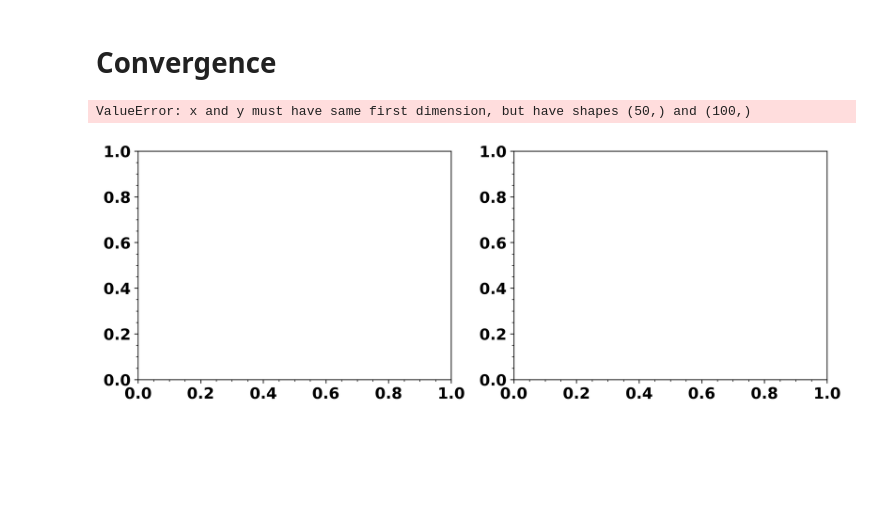
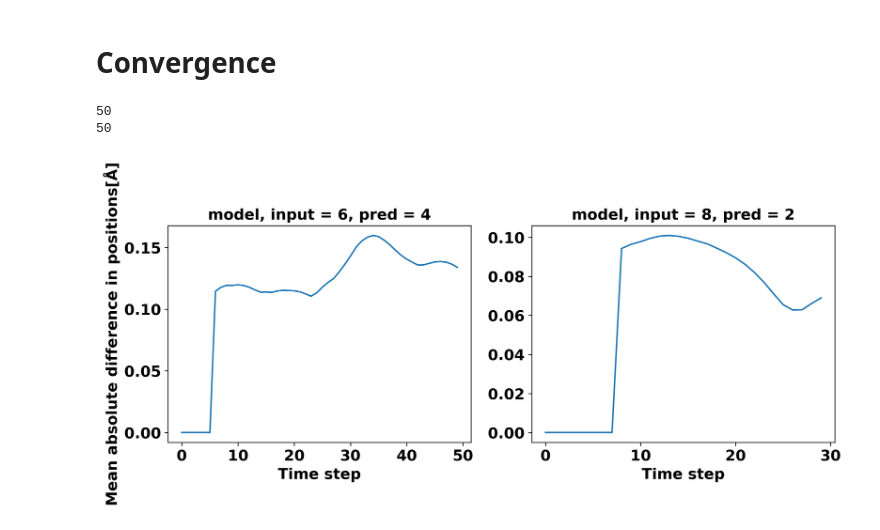
Before and after one commit to BirkDissing/Gemma_group, a Jupyter notebook: Master thesis/Code/Compare_simulations.ipynb, the cells around one changed output. Saved outputs shown, nothing was run; the diff lists cells and outputs as text; code cells hidden in the pictures; blank space fills up the shorter version.

Commit message:
working on evaluating models

```diff
--- a/Master thesis/Code/Compare_simulations.ipynb
+++ b/Master thesis/Code/Compare_simulations.ipynb
@@ -176,28 +176,30 @@ view(mol_dyn[:], data="charge density")
 # %%
 mol_model_6_4 = read("Data/convergence_test.xyz", index=":")
 mol_dynamics_6_4 = read("Data/moldyn_test.xyz", index=":")
-mol_model_8_2 = read("Data/convergence_test.xyz", index=":")
-mol_dynamics_8_2 = read("Data/moldyn_test.xyz", index=":")
+mol_model_8_2 = read("Data/convergence_test_8_2.xyz", index=":")
+mol_dynamics_8_2 = read("Data/moldyn_test_8_2.xyz", index=":")
 
 difference_6_4 = []
 for i in range(len(mol_dynamics_6_4)):
     difference_6_4.append(np.mean(np.abs(mol_model_6_4[i].get_positions()-mol_dynamics_6_4[i].get_positions())))
 difference_8_2 = []
 for i in range(len(mol_dynamics_8_2)):
-    difference_6_4.append(np.mean(np.abs(mol_model_8_2[i].get_positions()-mol_dynamics_8_2[i].get_positions())))
+    difference_8_2.append(np.mean(np.abs(mol_model_8_2[i].get_positions()-mol_dynamics_8_2[i].get_positions())))
 
-
+print(len(difference_6_4))
+print(len(mol_dynamics_6_4))
 fig, ax = plt.subplots(1, 2, figsize = (12, 4))
 ax[0].plot(range(len(mol_dynamics_6_4)), difference_6_4)
 ax[0].set_title("model, input = 6, pred = 4", fontweight="bold")
-ax[1].plot(range(len(mol_model_8_2)), mol_dynamics_8_2)
+ax[1].plot(range(len(mol_dynamics_8_2)), difference_8_2)
 ax[1].set_title("model, input = 8, pred = 2", fontweight="bold")
-ax[0].set_ylabel("Mean absolute difference between positions in model and simulations [Å]", fontweight="bold")
-ax[0].set_xlabel("Time step")
-ax[1].set_xlabel("Time step")
+ax[0].set_ylabel("Mean absolute difference in positions[Å]", fontweight="bold")
+ax[0].set_xlabel("Time step", fontweight="bold")
+ax[1].set_xlabel("Time step", fontweight="bold")
 ax[0].minorticks_off()
 ax[1].minorticks_off()
 plt.show()
 # %% [output]
-ValueError: x and y must have same first dimension, but have shapes (50,) and (100,)
+50
+50
-[figure, old version]
+[figure, new version]
```
Also changed, not shown: 14 other files.
